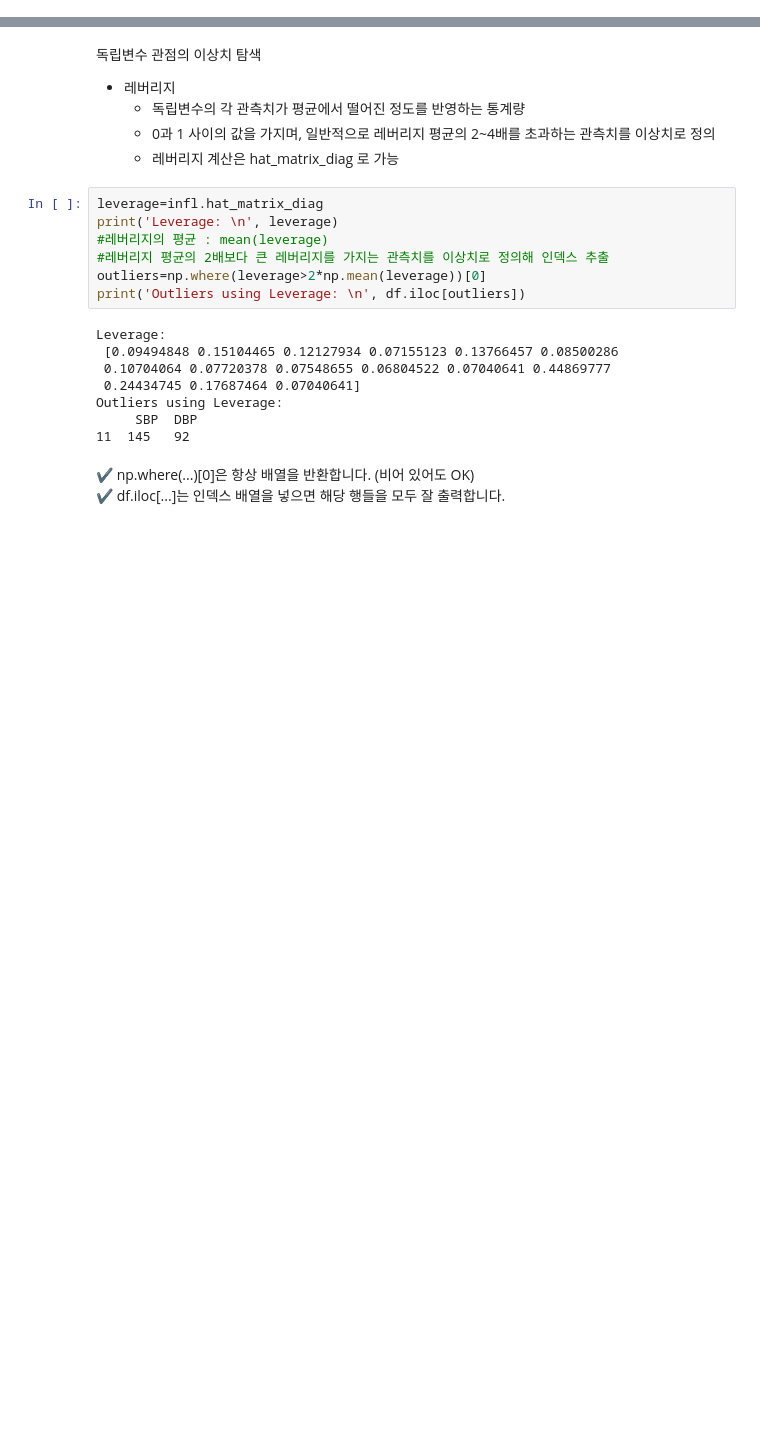
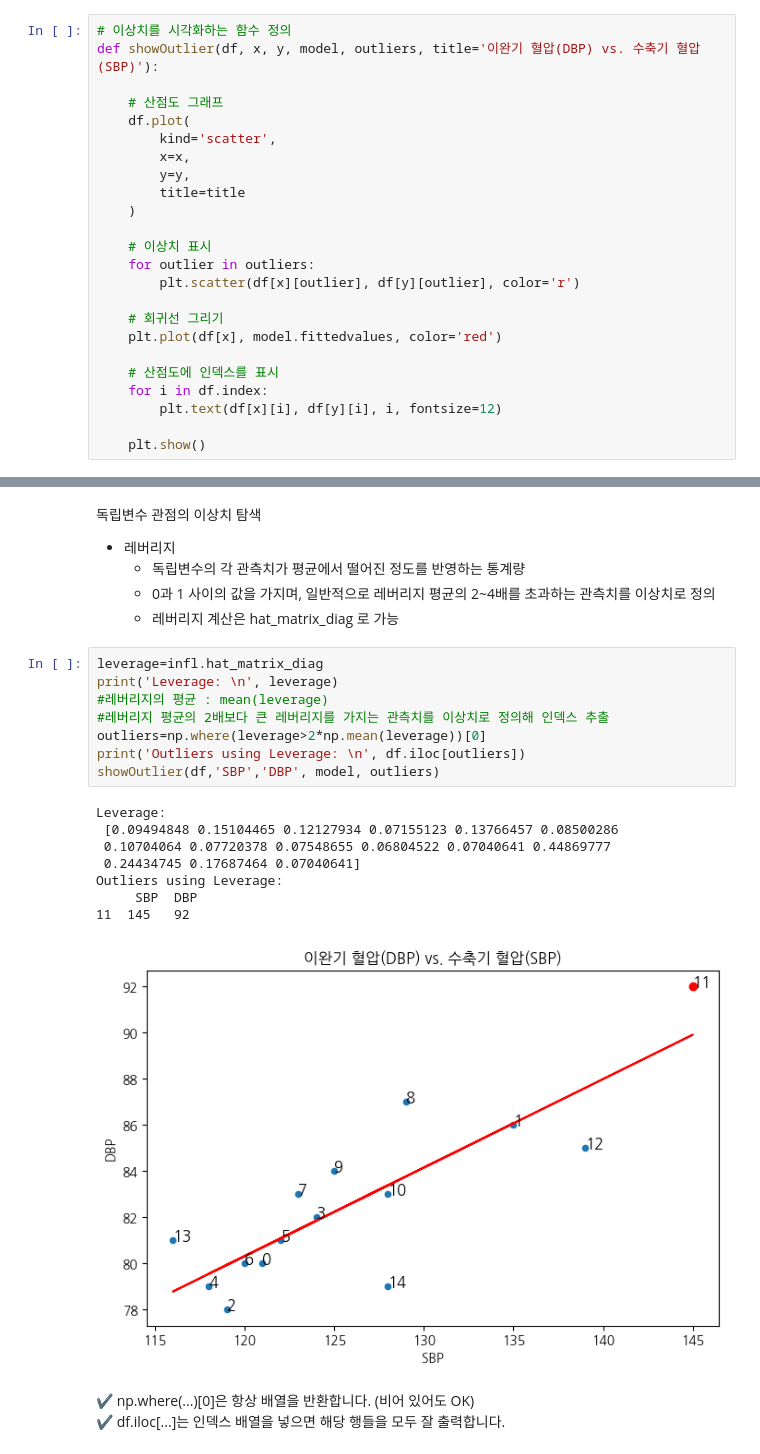
Before and after one commit to ppvid/biostat, a Jupyter notebook: 회귀진단.ipynb, the cells around one changed output, grey strips where cells are left out. Drawn from its saved outputs; the diff is of its cells as text; blank space fills up the shorter version.

```diff
--- a/회귀진단.ipynb
+++ b/회귀진단.ipynb
@@ -183,6 +183,30 @@ c:\Users\paint\anaconda3\envs\stat\lib\site-packages\scipy\stats\_axis_nan_polic
 - 동시에 이상치, 레버리지, 영향점일 수 있기 때문에 묶어서 이상치라고 칭함
 # %% [markdown]
 statsmodel 라이브러리의 get_influence() 함수로 영향점을 계산할 수 있음
+# %%
+# 이상치를 시각화하는 함수 정의
+def showOutlier(df, x, y, model, outliers, title='이완기 혈압(DBP) vs. 수축기 혈압(SBP)'):
+
+    # 산점도 그래프
+    df.plot(
+        kind='scatter',
+        x=x,
+        y=y,
+        title=title
+    )
+
+    # 이상치 표시
+    for outlier in outliers:
+        plt.scatter(df[x][outlier], df[y][outlier], color='r')
+
+    # 회귀선 그리기
+    plt.plot(df[x], model.fittedvalues, color='red')
+
+    # 산점도에 인덱스를 표시
+    for i in df.index:
+        plt.text(df[x][i], df[y][i], i, fontsize=12)
+
+    plt.show()
 # %%
 import numpy as np
 infl=model.get_influence()
@@ -213,18 +237,20 @@ infl.summary_frame()
 # %%
 leverage=infl.hat_matrix_diag
 print('Leverage: \n', leverage)
 #레버리지의 평균 : mean(leverage)
 #레버리지 평균의 2배보다 큰 레버리지를 가지는 관측치를 이상치로 정의해 인덱스 추출
 outliers=np.where(leverage>2*np.mean(leverage))[0]
 print('Outliers using Leverage: \n', df.iloc[outliers])
+showOutlier(df,'SBP','DBP', model, outliers)
 # %% [output]
 Leverage:
  [0.09494848 0.15104465 0.12127934 0.07155123 0.13766457 0.08500286
  0.10704064 0.07720378 0.07548655 0.06804522 0.07040641 0.44869777
  0.24434745 0.17687464 0.07040641]
 Outliers using Leverage:
      SBP  DBP
 11  145   92
+[figure, added]
 # %% [markdown]
 ✔️ np.where(...)[0]은 항상 배열을 반환합니다. (비어 있어도 OK)
 ✔️ df.iloc[...]는 인덱스 배열을 넣으면 해당 행들을 모두 잘 출력합니다.
```
Also changed, not shown: parts of 11 cells of this notebook.
